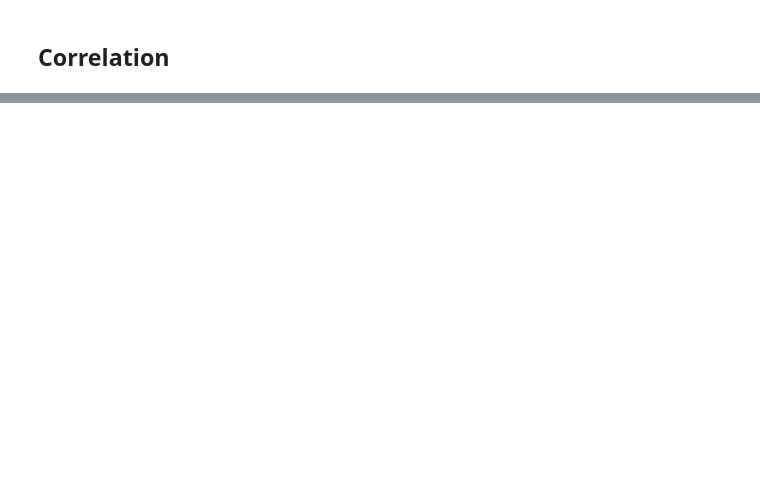
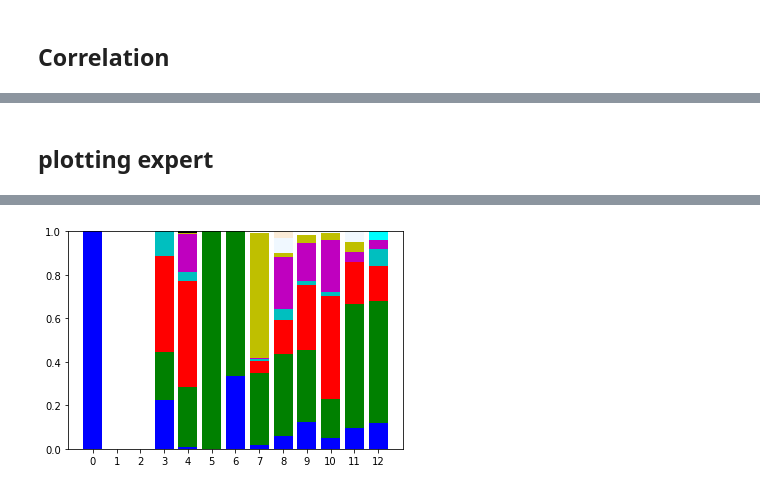
Before and after one commit to alan-turing-institute/seed-semantic-change, a Jupyter notebook: evaluation/evaluation_script.ipynb, the cells around one changed output, grey strips where cells are left out. Drawn from its saved outputs; the diff is of its cells as text; code cells hidden in the pictures; blank space fills up the shorter version.

```diff
--- a/evaluation/evaluation_script.ipynb
+++ b/evaluation/evaluation_script.ipynb
@@ -1551,7 +1551,7 @@ for key,vals in valeurs3.items():
             try:
                 for y in s_k_match[i]:
                     try:
-                        plt.bar(x=key, height=vals[i]*100,bottom=previous*100,color=i_colours[key[-1:],s_k_match[i][y]])
+                        plt.bar(x=key, height=vals[i]*100,bottom=previous*100,s_k_match[i][y]])
                     except KeyError:
                         print("")
                     except IndexError:
@@ -1713,0 +1641,11 @@ k_s_match
+# %%
+print(expert_senses,"\n")
+print(expert_senses.index("NA"))
+
+for key in s_k_match.keys():
+    print("\nLOOKING AT KEY",key)
+    if key != "NA":
+        print("sense sk",key,"sense expert pour s",expert_senses[key],"Ks for that s",s_k_match[key])
+
+    if key == "NA":
+        print("sense sk NA sense expert pour s",expert_senses.index(key),"Ks for that s",s_k_match[expert_senses.index(key)])
@@ -1785,0 +1836,5 @@ looking at S 1 with Ks [6, 7, 12, 13]
+# %%
+for key in correl_pairs.keys():
+    print("SENSE",key)
+    for item in correl_pairs[key]:
+        print(item,"\n")
@@ -1817,0 +2017,54 @@ print(correl_pairs)
+# %% [markdown]
+## plotting expert
+# %%
+import numpy as np
+import matplotlib.pyplot as plt
+from matplotlib import colors as mcolors
+
+colors = dict(mcolors.BASE_COLORS, **mcolors.CSS4_COLORS)
+couleurs = list()
+
+for couleur in colors.keys():
+    couleurs.append(couleur)
+
+
+valeurs = period_relative
+colours = ['teal','wheat','aquamarine','navajowhite','darksalmon','cadetblue','coral','limeturquoise','magenta','peru']
+#colours = ['b','g','r','c','m','y','k','w']
+colors = couleurs
+
+for key,vals in valeurs.items():
+    print(key,vals)
+    print("lenght of vals",len(vals))
+
+
+
+    for i in range(0,len(vals)):
+        if i == 0:
+            print("TOTAL HITS FOR SENSE",expert_senses[i],sense_date_amount[expert_senses[i],key])
+            previous = 0
+            #print(i)
+            #print(colours[i],"height=",vals[i])
+            #plt.bar(x=key, height=vals[i],bottom=previous,color=colours[i])
+            #plt.bar(x=key, height=vals[i],bottom=previous)
+            plt.bar(x=key, height=vals[i],bottom=previous,color=colors[i])
+
+        else:
+            print("TOTAL HITS FOR SENSE",expert_senses[i],sense_date_amount[expert_senses[i],key])
+            previous = vals[i-1] + previous
+            #print("i",i,"key=period",key)
+            #print(colours[i],"height=",vals[i])
+            #print(vals[i])
+            #plt.bar(x=key, height=vals[i],bottom=previous,color=colours[i])
+            #plt.bar(x=key, height=vals[i],bottom=previous)
+            plt.bar(x=key, height=vals[i],bottom=previous,color=colors[i])
+
+plt.xticks(range(len(valeurs)), valeurs.keys())
+
+expert_image = s_senses.name.split("/")[-1]
+
+#plt.figure(figsize=(20,10))
+image = plt.gcf()
+image.savefig(dir_out+"/"+expert_image+".png")
+plt.show()
+# %% [output]
@@ -1817,0 +2088 @@ print(correl_pairs)
+[figure, added]
```
Also changed, not shown: parts of 45 cells of this notebook, 1 other file.
